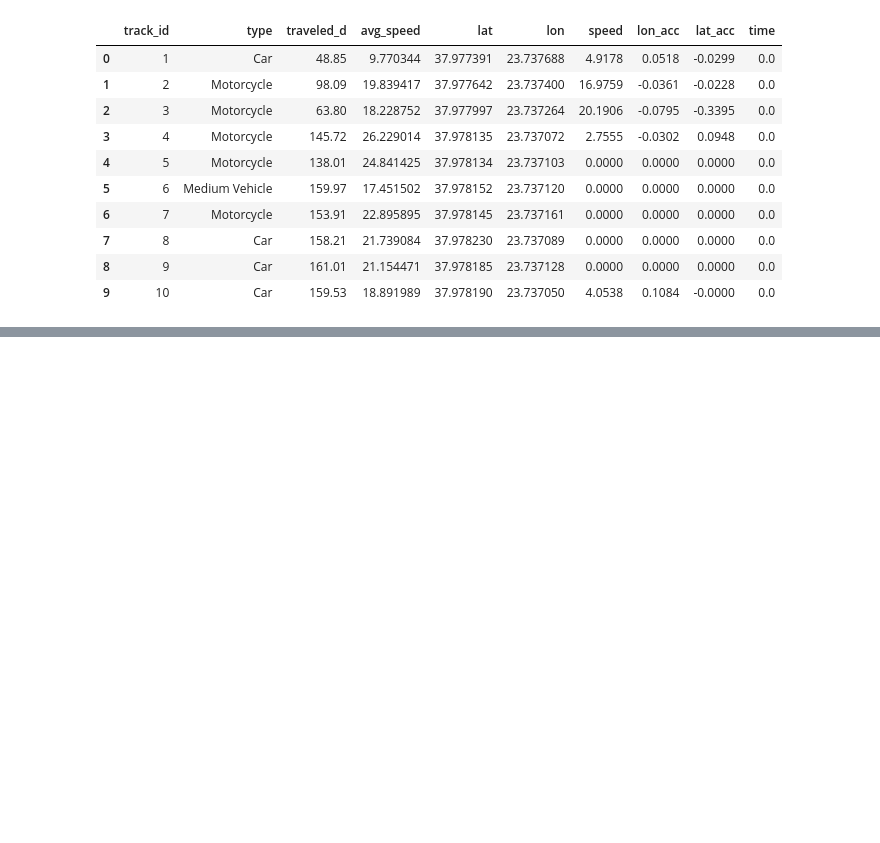
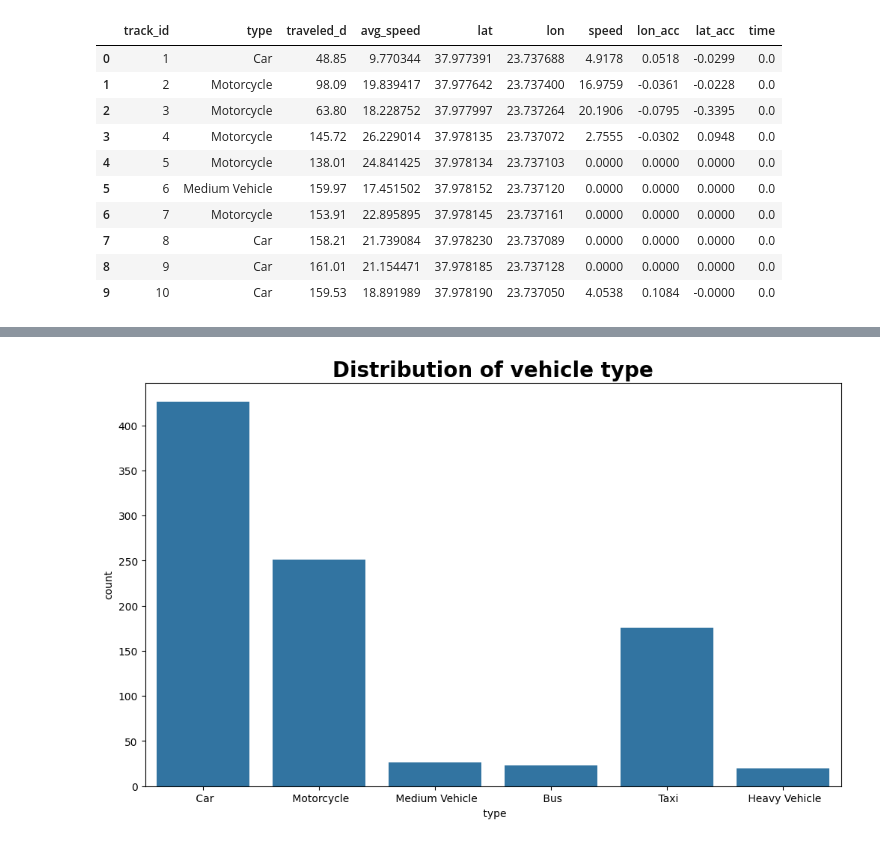
Before and after one commit to gelifatsy/Traffic-DataWareHouse-dbt-airflow, a Jupyter notebook: Notebook/raw_data.ipynb, the cells around one changed output, grey strips where cells are left out. Cells and saved outputs as stored; diff of their text form; code cells hidden in the pictures; blank space fills up the shorter version.

```diff
--- a/Notebook/raw_data.ipynb
+++ b/Notebook/raw_data.ipynb
@@ -17,0 +40,7 @@ data.head(10)
+# %%
+plt.figure(figsize=(12, 7))
+sns.countplot(data=data, x=" type")
+plt.title(f'Distribution of vehicle type', size=20, fontweight='bold')
+plt.show()
+# %% [output]
+[figure, added]
```
Also changed, not shown: parts of 6 cells of this notebook.
